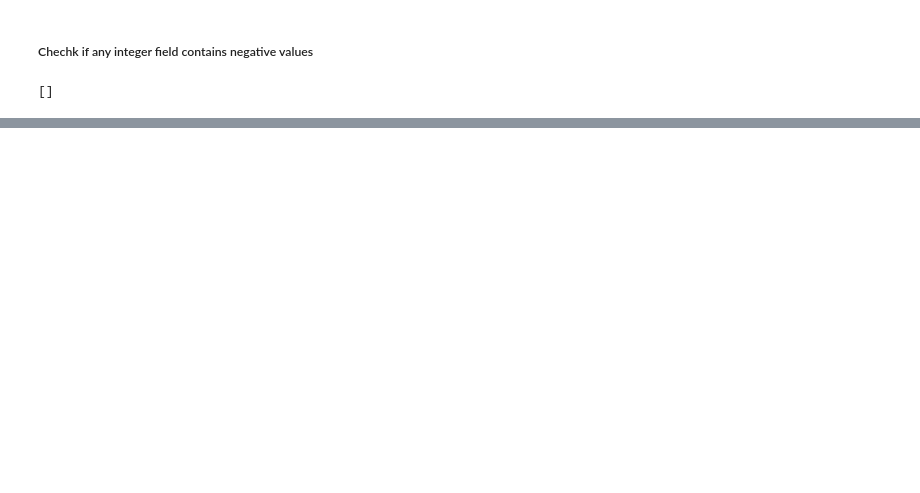
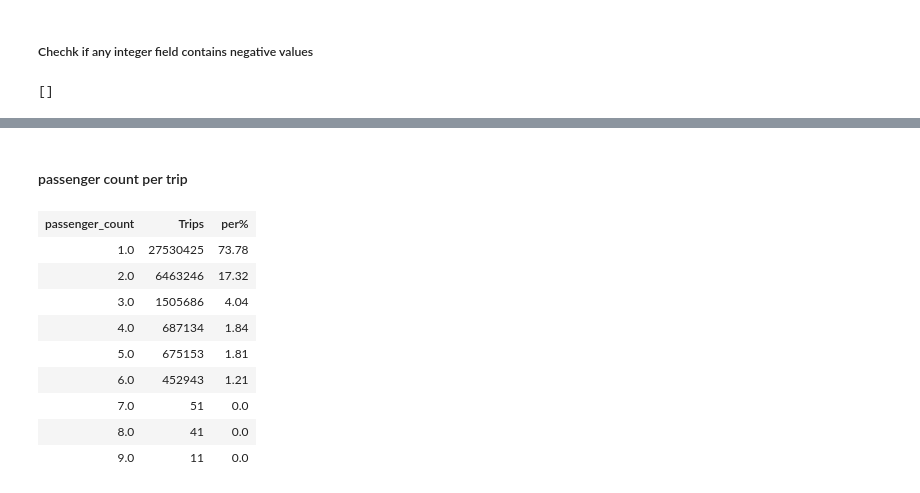
Before and after one commit to KareeemBeltagy/NYC_TCL_Taxi, a Jupyter notebook: Untitled.ipynb, the cells around one changed output, grey strips where cells are left out. Drawn from its saved outputs; the diff is of its cells as text; code cells hidden in the pictures; blank space fills up the shorter version.

```diff
--- a/Untitled.ipynb
+++ b/Untitled.ipynb
@@ -219,0 +420,19 @@ df_final.write.partitionBy("year","month").mode("overwrite").format("parquet").s
+# %% [markdown]
+#### passenger count per trip
+# %%
+# the passenger count shows that most of the trips are done by one or two passenger
+trips.select("passenger_count").groupBy("passenger_count") \
+            .agg(count("*").alias("Trips")) \
+            .withColumn("per%", round((col("Trips") / total_trips.value) * 100, 2)) \
+            .orderBy(col("Trips").desc())
+# %% [output]
+| passenger_count | Trips | per% |
+| 1.0 | 27530425 | 73.78 |
+| 2.0 | 6463246 | 17.32 |
+| 3.0 | 1505686 | 4.04 |
+| 4.0 | 687134 | 1.84 |
+| 5.0 | 675153 | 1.81 |
+| 6.0 | 452943 | 1.21 |
+| 7.0 | 51 | 0.0 |
+| 8.0 | 41 | 0.0 |
+| 9.0 | 11 | 0.0 |
```
Also changed, not shown: parts of 34 cells of this notebook.
